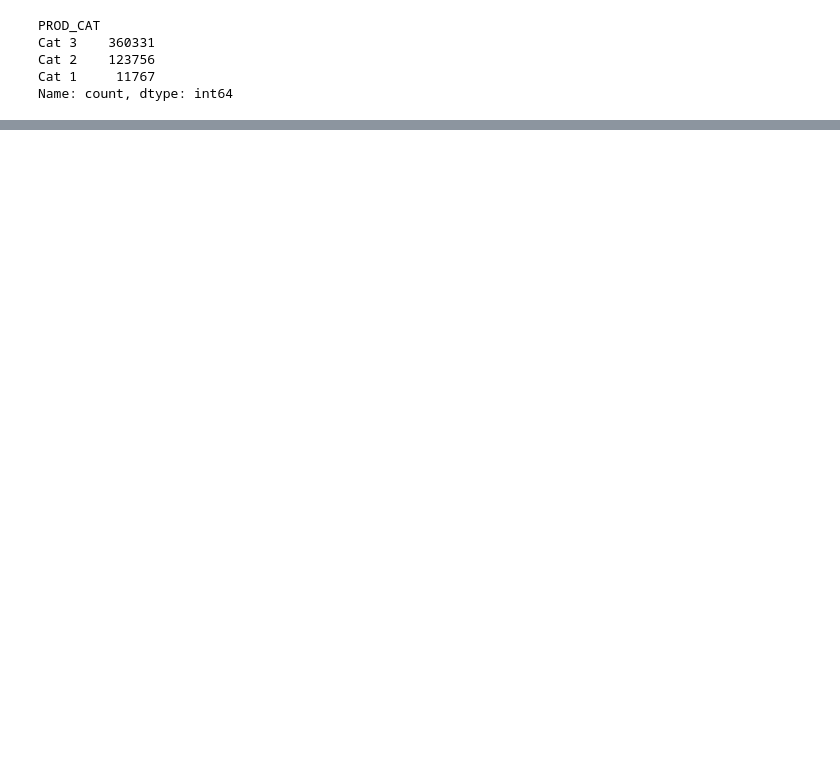
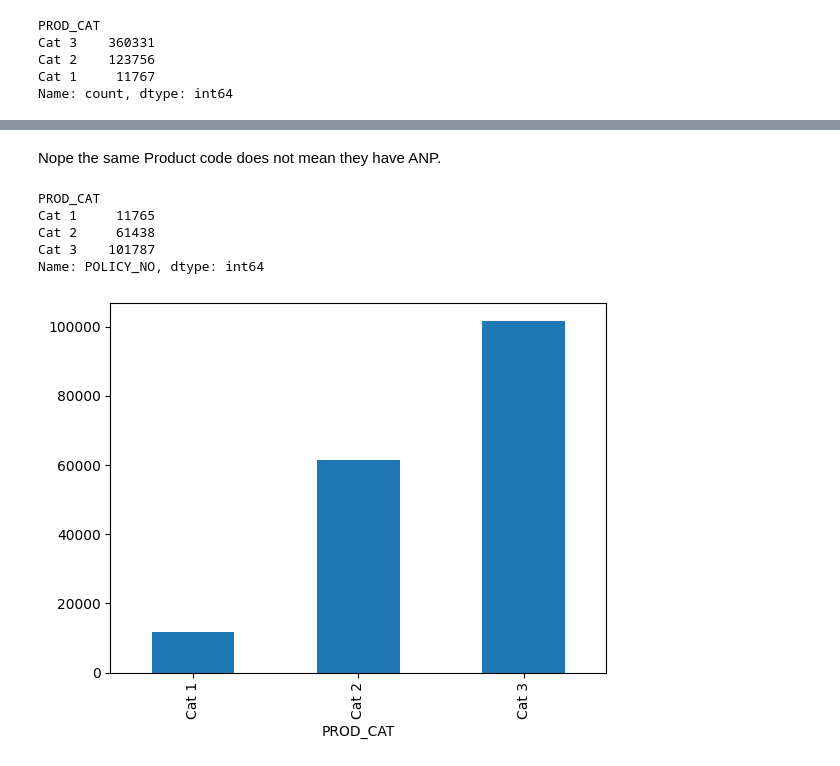
Before and after one commit to adleefuad/ds-assesment, a Jupyter notebook: analysis.ipynb, the cells around one changed output, grey strips where cells are left out. Cells and saved outputs as stored; diff of their text form; code cells hidden in the pictures; blank space fills up the shorter version.

```diff
--- a/analysis.ipynb
+++ b/analysis.ipynb
@@ -132,0 +231,14 @@ df_main
+# %% [markdown]
+Nope the same Product code does not mean they have ANP.
+# %%
+# Question 1
+# What is the total number of policies sold by product categories?
+df.groupby(['PROD_CAT'])['POLICY_NO'].nunique().plot(kind='bar')
+df.groupby(['PROD_CAT'])['POLICY_NO'].nunique()
+# %% [output]
+PROD_CAT
+Cat 1     11765
+Cat 2     61438
+Cat 3    101787
+Name: POLICY_NO, dtype: int64
+[figure, added]
```
Also changed, not shown: parts of 38 cells of this notebook.
